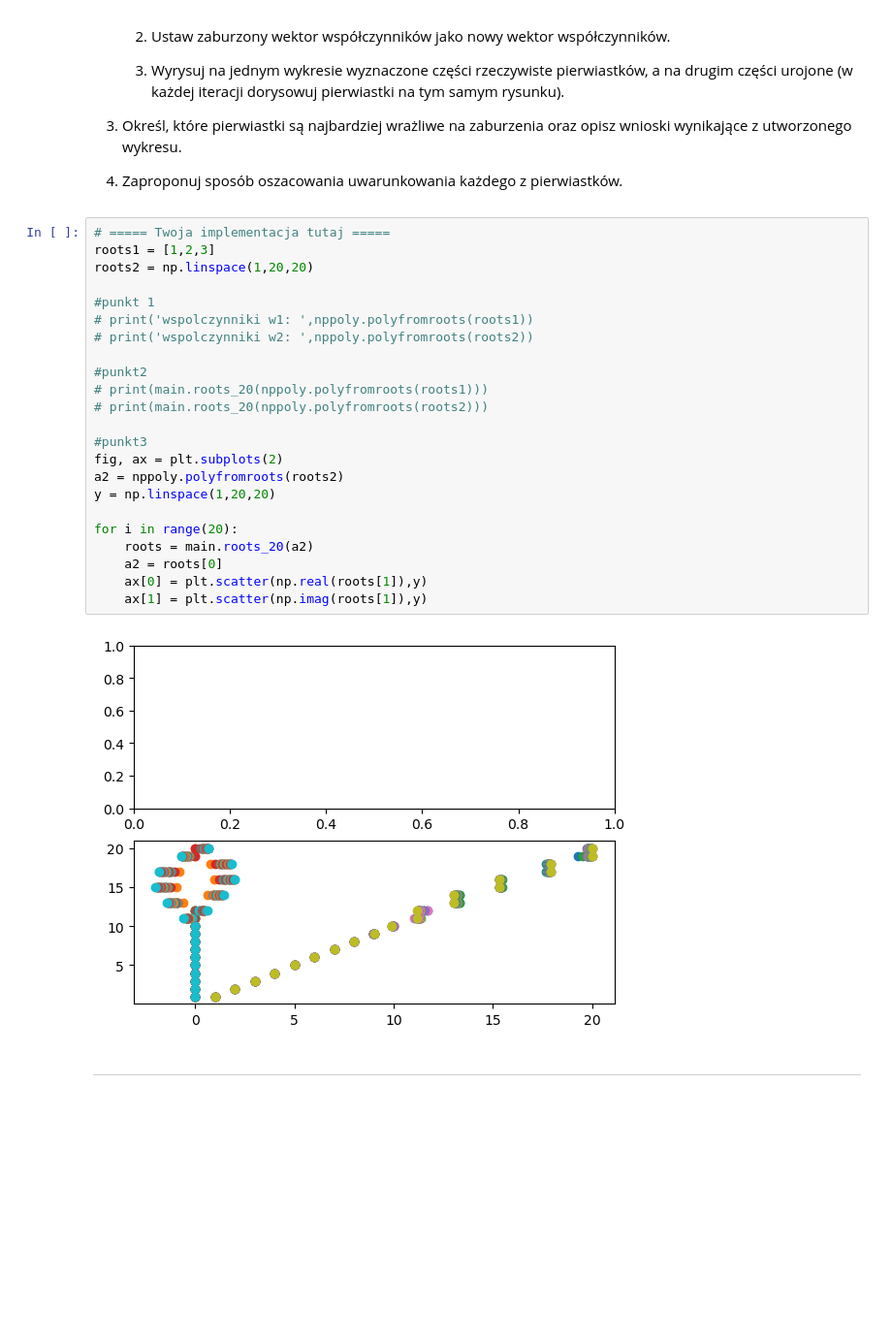
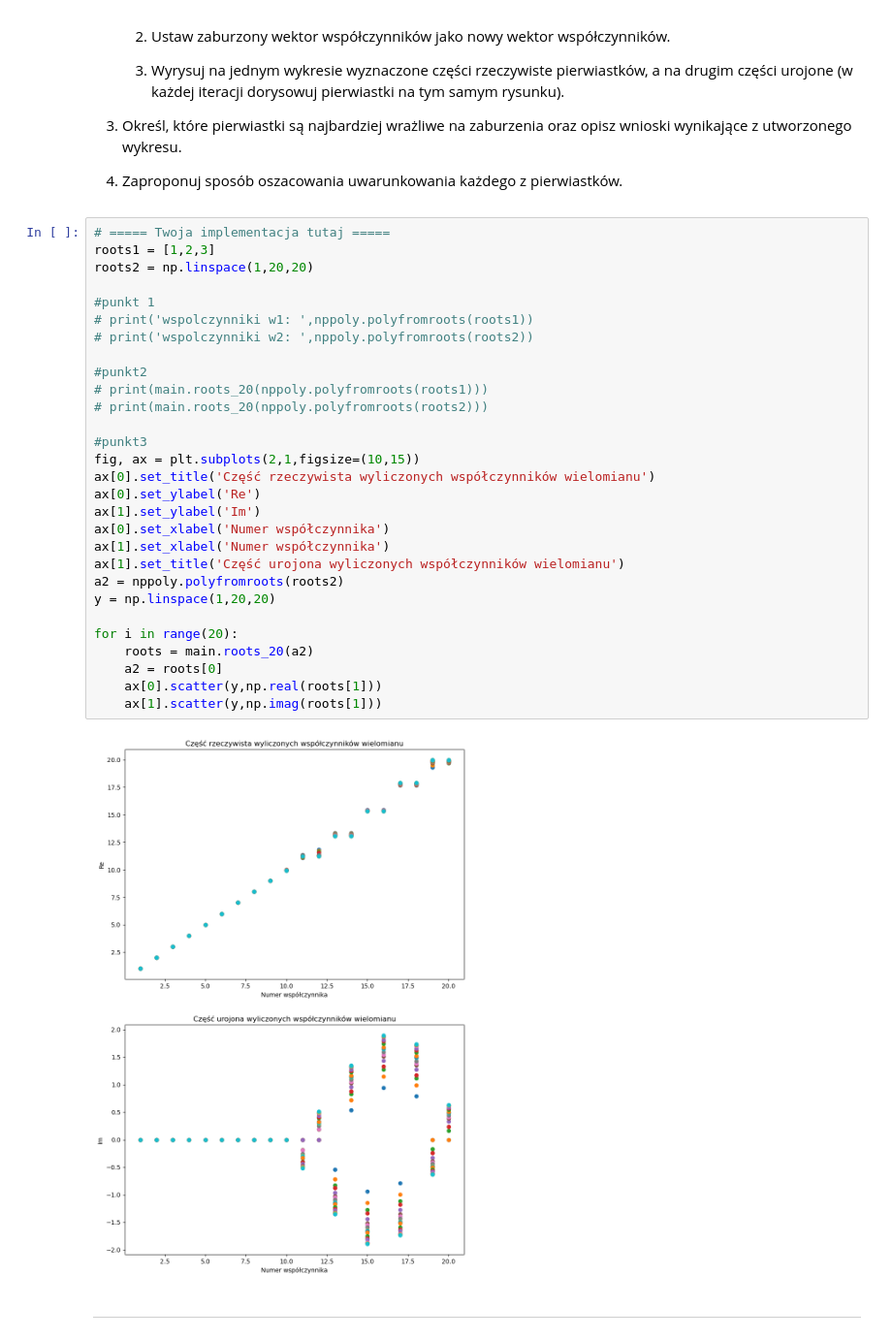
Before and after one commit to MN-KJ-2025/lab-7-pierwiastki-kacperpastula, a Jupyter notebook: sprawozdanie.ipynb, the cells around one changed output. Shown: that part at 97% size. Drawn from its saved outputs; the diff is of its cells as text; blank space fills up the shorter version.

```diff
--- a/sprawozdanie.ipynb
+++ b/sprawozdanie.ipynb
@@ -107,28 +107,34 @@ Zaimplementuj funkcję *`roots_20()`* wyznaczającą miejsca zerowe wielomianu n
 # %%
 # ===== Twoja implementacja tutaj =====
 roots1 = [1,2,3]
 roots2 = np.linspace(1,20,20)
 
 #punkt 1
 # print('wspolczynniki w1: ',nppoly.polyfromroots(roots1))
 # print('wspolczynniki w2: ',nppoly.polyfromroots(roots2))
 
 #punkt2
 # print(main.roots_20(nppoly.polyfromroots(roots1)))
 # print(main.roots_20(nppoly.polyfromroots(roots2)))
 
 #punkt3
-fig, ax = plt.subplots(2)
+fig, ax = plt.subplots(2,1,figsize=(10,15))
+ax[0].set_title('Część rzeczywista wyliczonych współczynników wielomianu')
+ax[0].set_ylabel('Re')
+ax[1].set_ylabel('Im')
+ax[0].set_xlabel('Numer współczynnika')
+ax[1].set_xlabel('Numer współczynnika')
+ax[1].set_title('Część urojona wyliczonych współczynników wielomianu')
 a2 = nppoly.polyfromroots(roots2)
 y = np.linspace(1,20,20)
 
 for i in range(20):
     roots = main.roots_20(a2)
     a2 = roots[0]
-    ax[0] = plt.scatter(np.real(roots[1]),y)
-    ax[1] = plt.scatter(np.imag(roots[1]),y)
+    ax[0].scatter(y,np.real(roots[1]))
+    ax[1].scatter(y,np.imag(roots[1]))
 # %% [output]
-[figure, old version]
+[figure, new version]
 # %% [markdown]
 ---
 # %% [markdown]
```
